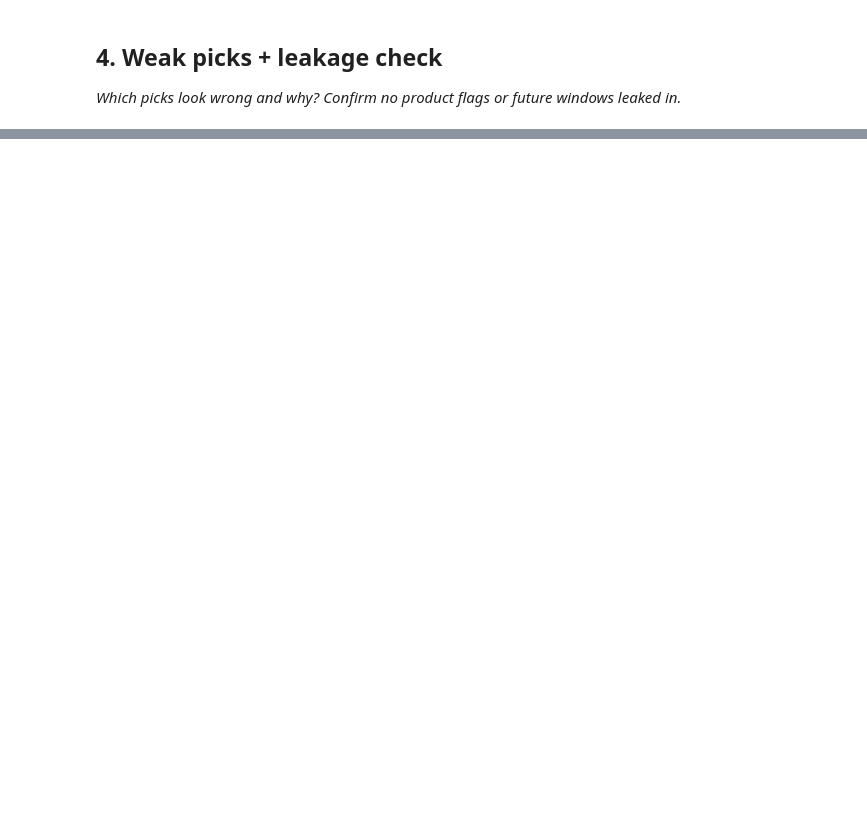
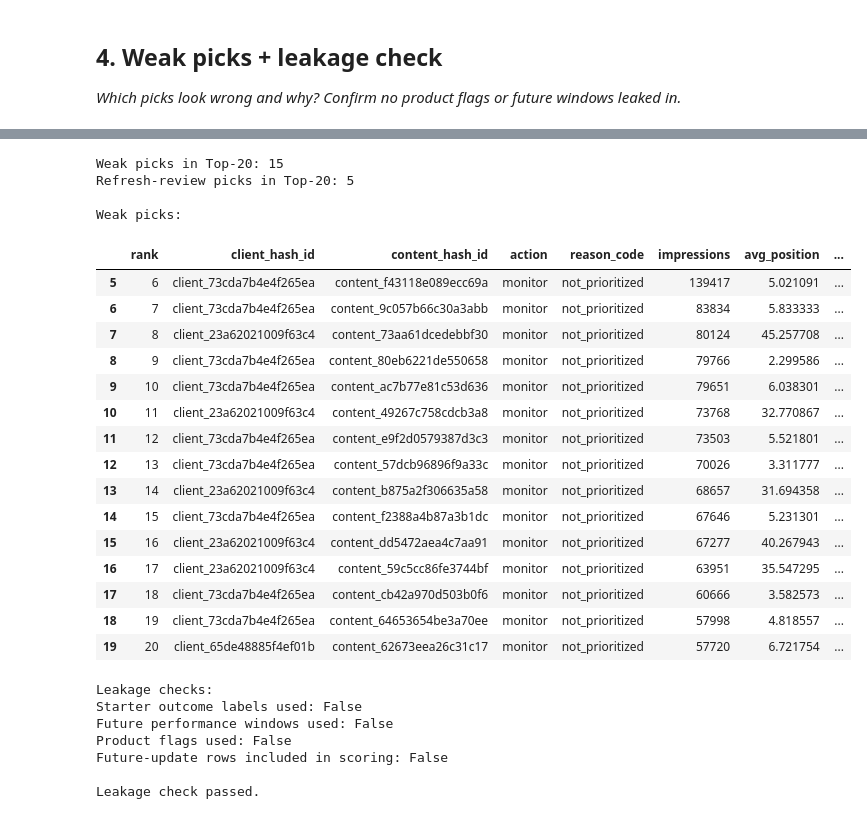
Before and after one commit to rasheed-hammad/machine-learning-starter, a Jupyter notebook: work/notebooks/w04_baseline_score.ipynb, the cells around one changed output, grey strips where cells are left out. Saved outputs shown, nothing was run; the diff lists cells and outputs as text; code cells hidden in the pictures; blank space fills up the shorter version.

```diff
--- a/work/notebooks/w04_baseline_score.ipynb
+++ b/work/notebooks/w04_baseline_score.ipynb
@@ -46,0 +459,63 @@ Before you submit, confirm each line honestly:
+# %%
+# Section 4 — Weak picks + leakage check
+
+weak_picks = top20[top20["action"] == "monitor"].copy()
+
+print("Weak picks in Top-20:", len(weak_picks))
+print("Refresh-review picks in Top-20:", (top20["action"] == "refresh_review").sum())
+
+print("\nWeak picks:")
+display(
+    weak_picks[
+        [
+            "rank",
+            "client_hash_id",
+            "content_hash_id",
+            "action",
+            "reason_code",
+            "impressions",
+            "avg_position",
+            "days_since_update"
+        ]
+    ]
+)
+
+print("\nLeakage checks:")
+print("Starter outcome labels used:", False)
+print("Future performance windows used:", False)
+print("Product flags used:", False)
+print("Future-update rows included in scoring:", False)
+
+assert "trend_direction" not in page_df.columns
+assert "trend_pct" not in page_df.columns
+assert "is_declining_label" not in page_df.columns
+
+print("\nLeakage check passed.")
+# %% [output]
+Weak picks in Top-20: 15
+Refresh-review picks in Top-20: 5
+
+Weak picks:
+|  | rank | client_hash_id | content_hash_id | action | reason_code | impressions | avg_position | ... |
+| 5 | 6 | client_73cda7b4e4f265ea | content_f43118e089ecc69a | monitor | not_prioritized | 139417 | 5.021091 | ... |
+| 6 | 7 | client_73cda7b4e4f265ea | content_9c057b66c30a3abb | monitor | not_prioritized | 83834 | 5.833333 | ... |
+| 7 | 8 | client_23a62021009f63c4 | content_73aa61dcedebbf30 | monitor | not_prioritized | 80124 | 45.257708 | ... |
+| 8 | 9 | client_73cda7b4e4f265ea | content_80eb6221de550658 | monitor | not_prioritized | 79766 | 2.299586 | ... |
+| 9 | 10 | client_73cda7b4e4f265ea | content_ac7b77e81c53d636 | monitor | not_prioritized | 79651 | 6.038301 | ... |
+| 10 | 11 | client_23a62021009f63c4 | content_49267c758cdcb3a8 | monitor | not_prioritized | 73768 | 32.770867 | ... |
+| 11 | 12 | client_73cda7b4e4f265ea | content_e9f2d0579387d3c3 | monitor | not_prioritized | 73503 | 5.521801 | ... |
+| 12 | 13 | client_73cda7b4e4f265ea | content_57dcb96896f9a33c | monitor | not_prioritized | 70026 | 3.311777 | ... |
+| 13 | 14 | client_23a62021009f63c4 | content_b875a2f306635a58 | monitor | not_prioritized | 68657 | 31.694358 | ... |
+| 14 | 15 | client_73cda7b4e4f265ea | content_f2388a4b87a3b1dc | monitor | not_prioritized | 67646 | 5.231301 | ... |
+| 15 | 16 | client_23a62021009f63c4 | content_dd5472aea4c7aa91 | monitor | not_prioritized | 67277 | 40.267943 | ... |
+| 16 | 17 | client_23a62021009f63c4 | content_59c5cc86fe3744bf | monitor | not_prioritized | 63951 | 35.547295 | ... |
+| 17 | 18 | client_73cda7b4e4f265ea | content_cb42a970d503b0f6 | monitor | not_prioritized | 60666 | 3.582573 | ... |
+| 18 | 19 | client_73cda7b4e4f265ea | content_64653654be3a70ee | monitor | not_prioritized | 57998 | 4.818557 | ... |
+| 19 | 20 | client_65de48885f4ef01b | content_62673eea26c31c17 | monitor | not_prioritized | 57720 | 6.721754 | ... |
+Leakage checks:
+Starter outcome labels used: False
+Future performance windows used: False
+Product flags used: False
+Future-update rows included in scoring: False
+
+Leakage check passed.
```
Also changed, not shown: parts of 24 cells of this notebook.
